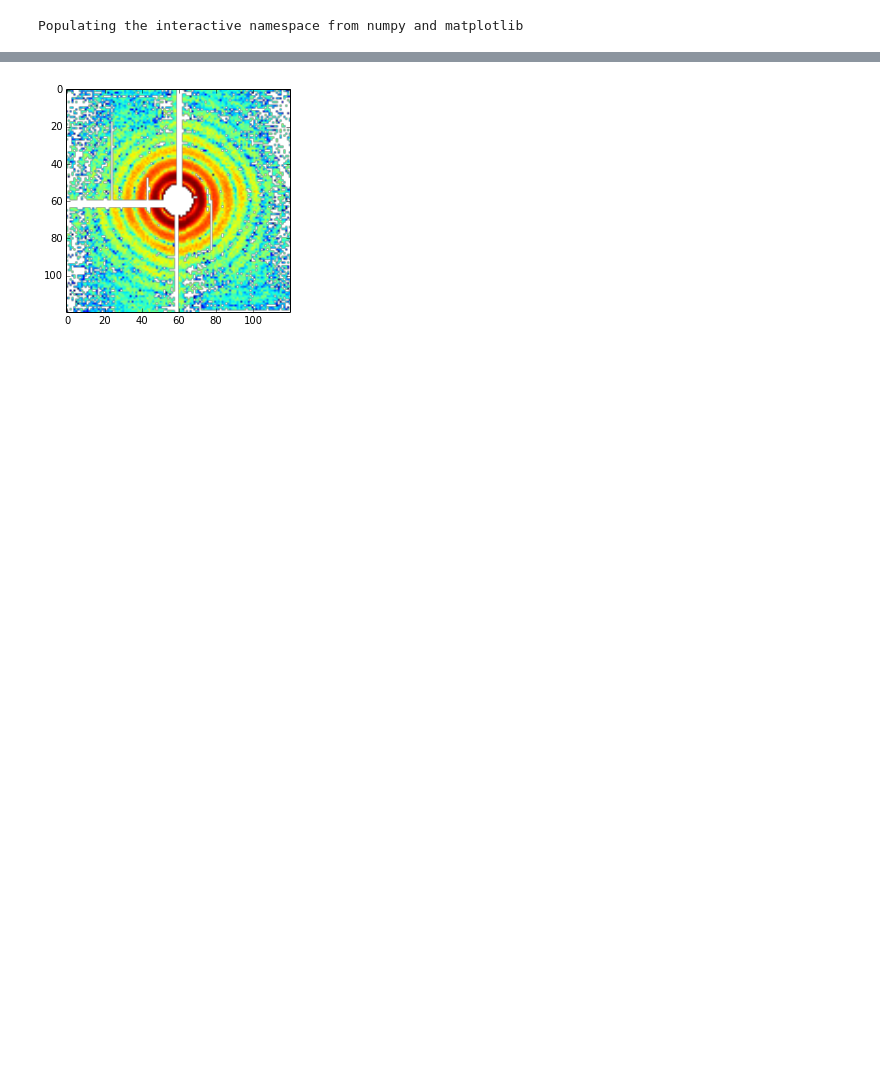
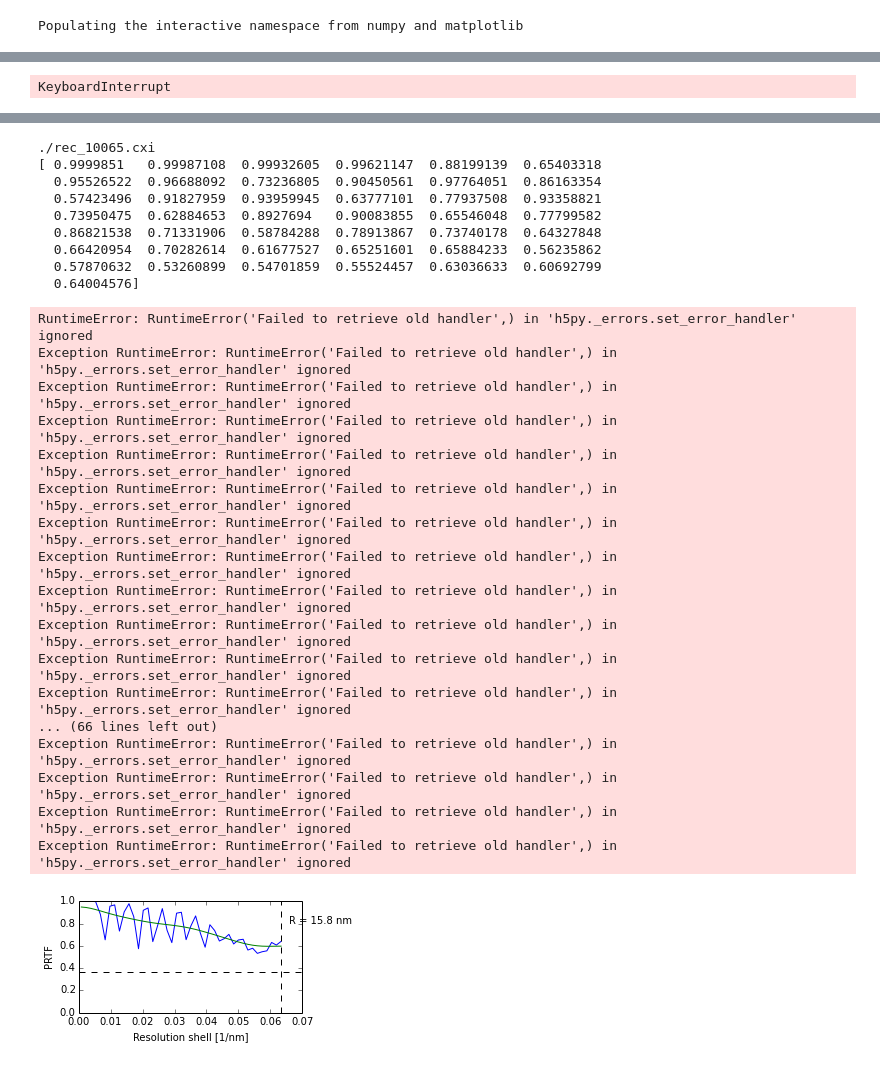
Before and after one commit to mhantke/pbcvcdi, a Jupyter notebook: Phasing2x2-dict-dist.RS.ipynb, the cells around one changed output, grey strips where cells are left out. Saved outputs shown, nothing was run; the diff lists cells and outputs as text; code cells hidden in the pictures; blank space fills up the shorter version.

```diff
--- a/Phasing2x2-dict-dist.RS.ipynb
+++ b/Phasing2x2-dict-dist.RS.ipynb
@@ -78,0 +91,13 @@ I,M = spimage.downsample(I,2,mask=M)
+# %%
+#index_numbers = ["10065"]
+index_numbers = [s.split("/")[-1].split(".")[-2].split("_")[0] for s in D.keys()]
+for index_number in index_numbers:
+    filename = "%s/%s_2.h5" % (Directry,index_number)
+    rec.full_reconstruction(filename,index_number,D[filename],N_rec,downsampling);
+# %% [output]
+KeyboardInterrupt
+# %%
+index_number = index_numbers[0]
+filename = "%s/%s_2.h5" % (Directry,index_number)
+S = D[filename]
+# %% [output]
@@ -79,8 +121,34 @@ I,M = spimage.downsample(I,2,mask=M)
+./rec_10065.cxi
+[ 0.9999851   0.99987108  0.99932605  0.99621147  0.88199139  0.65403318
+  0.95526522  0.96688092  0.73236805  0.90450561  0.97764051  0.86163354
+  0.57423496  0.91827959  0.93959945  0.63777101  0.77937508  0.93358821
+  0.73950475  0.62884653  0.8927694   0.90083855  0.65546048  0.77799582
+  0.86821538  0.71331906  0.58784288  0.78913867  0.73740178  0.64327848
+  0.66420954  0.70282614  0.61677527  0.65251601  0.65884233  0.56235862
+  0.57870632  0.53260899  0.54701859  0.55524457  0.63036633  0.60692799
+  0.64004576]
+RuntimeError: RuntimeError('Failed to retrieve old handler',) in 'h5py._errors.set_error_handler' ignored
+Exception RuntimeError: RuntimeError('Failed to retrieve old handler',) in 'h5py._errors.set_error_handler' ignored
+Exception RuntimeError: RuntimeError('Failed to retrieve old handler',) in 'h5py._errors.set_error_handler' ignored
+Exception RuntimeError: RuntimeError('Failed to retrieve old handler',) in 'h5py._errors.set_error_handler' ignored
+Exception RuntimeError: RuntimeError('Failed to retrieve old handler',) in 'h5py._errors.set_error_handler' ignored
+Exception RuntimeError: RuntimeError('Failed to retrieve old handler',) in 'h5py._errors.set_error_handler' ignored
+Exception RuntimeError: RuntimeError('Failed to retrieve old handler',) in 'h5py._errors.set_error_handler' ignored
+Exception RuntimeError: RuntimeError('Failed to retrieve old handler',) in 'h5py._errors.set_error_handler' ignored
+Exception RuntimeError: RuntimeError('Failed to retrieve old handler',) in 'h5py._errors.set_error_handler' ignored
+Exception RuntimeError: RuntimeError('Failed to retrieve old handler',) in 'h5py._errors.set_error_handler' ignored
+Exception RuntimeError: RuntimeError('Failed to retrieve old handler',) in 'h5py._errors.set_error_handler' ignored
+Exception RuntimeError: RuntimeError('Failed to retrieve old handler',) in 'h5py._errors.set_error_handler' ignored
+... (66 lines left out)
+Exception RuntimeError: RuntimeError('Failed to retrieve old handler',) in 'h5py._errors.set_error_handler' ignored
+Exception RuntimeError: RuntimeError('Failed to retrieve old handler',) in 'h5py._errors.set_error_handler' ignored
+Exception RuntimeError: RuntimeError('Failed to retrieve old handler',) in 'h5py._errors.set_error_handler' ignored
+Exception RuntimeError: RuntimeError('Failed to retrieve old handler',) in 'h5py._errors.set_error_handler' ignored
+[figure, added]
 # %%
+I,M = rec.load_pattern(filename,downsampling)
 imshow(log10(I)*log10(M*10))
 savefig("%s/%s_%s_0_raw.png" % (Directry,Dataset,index_number))
-# %% [output]
-[figure, removed]
 # %%
 # Single reconstruction for parameter optimization
 O = rec.reconstruct(I,M,S)
```
Also changed, not shown: parts of 16 cells of this notebook, 2 other files.
